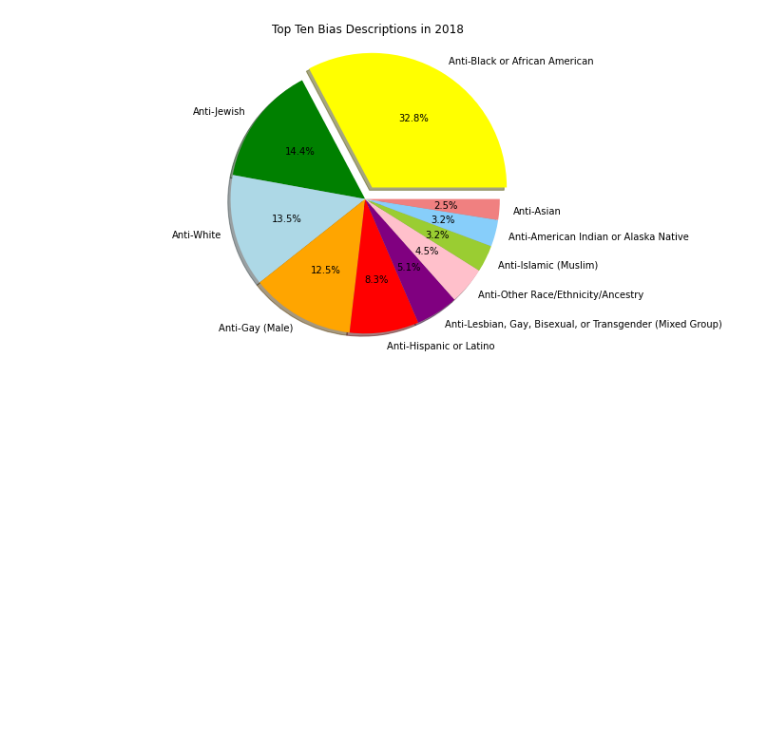
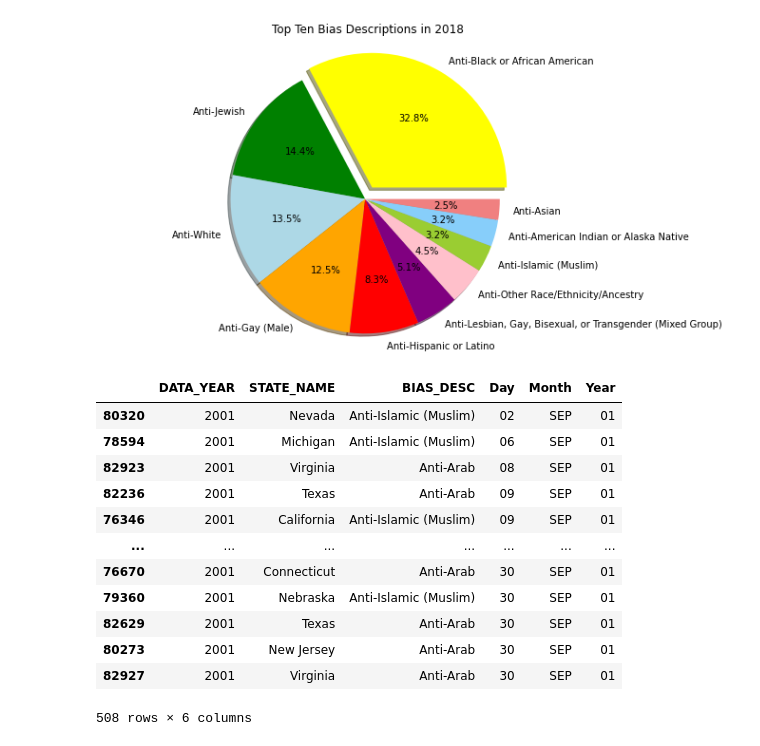
Before and after one commit to C-Johnson83/Group3, a Jupyter notebook: crime_data_andy.ipynb, the cells around one changed output. Cells and saved outputs as stored; diff of their text form; code cells hidden in the pictures; blank space fills up the shorter version.

```diff
--- a/crime_data_andy.ipynb
+++ b/crime_data_andy.ipynb
@@ -221,3 +211,26 @@ plt.title("Top Ten Bias Descriptions in 2018")
 plt.show()
 # %% [output]
 [figure]
+# %%
+reduced_clean = clean_crime[["DATA_YEAR", "STATE_NAME", 'INCIDENT_DATE', 'BIAS_DESC']]
+reduced_clean = pd.concat([reduced_clean.loc[:,~reduced_clean.columns.isin(['INCIDENT_DATE'])], reduced_clean['INCIDENT_DATE'].str.split('-',expand=True).rename(columns={0: 'Day', 1: 'Month', 2: 'Year'})],axis=1)
+reduced_clean
+islamic_bias = reduced_clean[reduced_clean['BIAS_DESC'].isin(['Anti-Islamic (Muslim)', 'Anti-Arab'])]
+islamic_bias2 = islamic_bias[islamic_bias['DATA_YEAR'].isin(['2001'])]
+islamic_bias_sept = islamic_bias2[islamic_bias2['Month'].isin(['SEP'])]
+islamic_bias_sept_sorted = islamic_bias_sept.sort_values(by='Day')
+islamic_bias_sept_sorted
+# %% [output]
+|  | DATA_YEAR | STATE_NAME | BIAS_DESC | Day | Month | Year |
+| 80320 | 2001 | Nevada | Anti-Islamic (Muslim) | 02 | SEP | 01 |
+| 78594 | 2001 | Michigan | Anti-Islamic (Muslim) | 06 | SEP | 01 |
+| 82923 | 2001 | Virginia | Anti-Arab | 08 | SEP | 01 |
+| 82236 | 2001 | Texas | Anti-Arab | 09 | SEP | 01 |
+| 76346 | 2001 | California | Anti-Islamic (Muslim) | 09 | SEP | 01 |
+| ... | ... | ... | ... | ... | ... | ... |
+| 76670 | 2001 | Connecticut | Anti-Arab | 30 | SEP | 01 |
+| 79360 | 2001 | Nebraska | Anti-Islamic (Muslim) | 30 | SEP | 01 |
+| 82629 | 2001 | Texas | Anti-Arab | 30 | SEP | 01 |
+| 80273 | 2001 | New Jersey | Anti-Arab | 30 | SEP | 01 |
+| 82927 | 2001 | Virginia | Anti-Arab | 30 | SEP | 01 |
+508 rows × 6 columns
```
Also changed, not shown: parts of 8 cells of this notebook.
